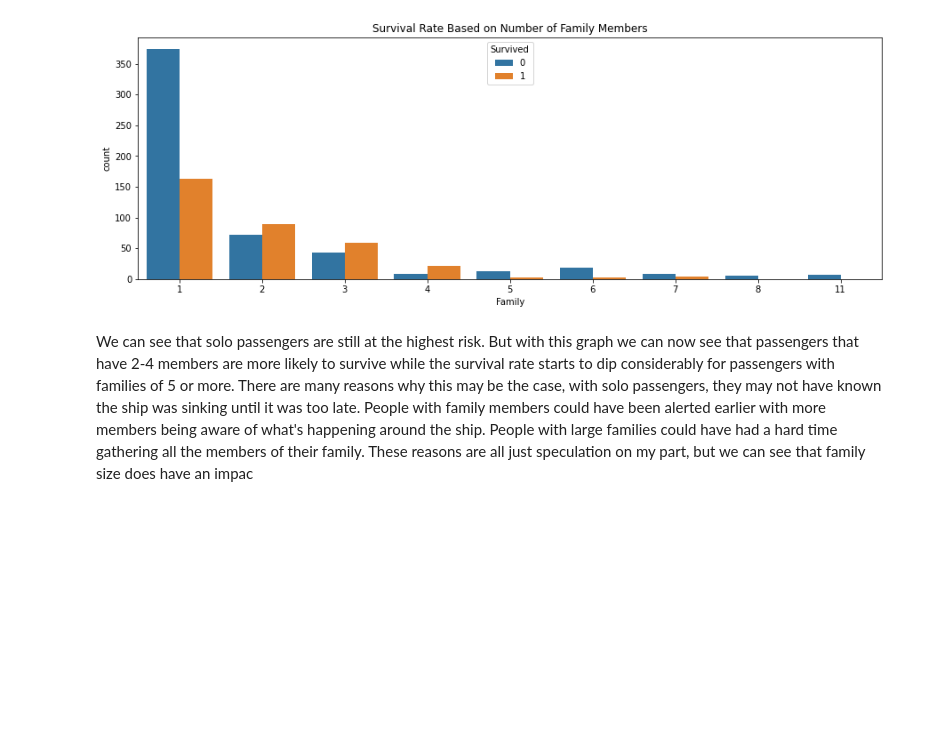
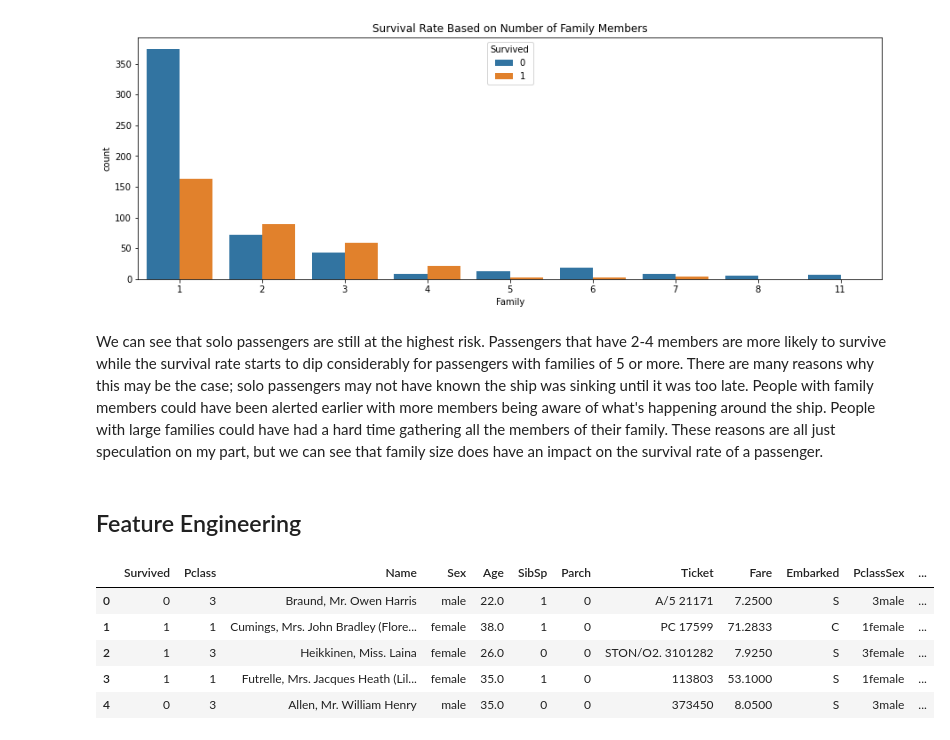
Before and after one commit to c-woo/Titanic-Kaggle, a Jupyter notebook: Titanic.ipynb, the cells around one changed output. Saved outputs shown, nothing was run; the diff lists cells and outputs as text; code cells hidden in the pictures; blank space fills up the shorter version.

Commit message:
feature engineering

```diff
--- a/Titanic.ipynb
+++ b/Titanic.ipynb
@@ -570,4 +577,15 @@ plt.show()
 # %% [output]
 [figure]
 # %% [markdown]
-We can see that solo passengers are still at the highest risk. But with this graph we can now see that passengers that have 2-4 members are more likely to survive while the survival rate starts to dip considerably for passengers with families of 5 or more. There are many reasons why this may be the case, with solo passengers, they may not have known the ship was sinking until it was too late. People with family members could have been alerted earlier with more members being aware of what's happening around the ship. People with large families could have had a hard time gathering all the members of their family. These reasons are all just speculation on my part, but we can see that family size does have an impac
+We can see that solo passengers are still at the highest risk. Passengers that have 2-4 members are more likely to survive while the survival rate starts to dip considerably for passengers with families of 5 or more. There are many reasons why this may be the case; solo passengers may not have known the ship was sinking until it was too late. People with family members could have been alerted earlier with more members being aware of what's happening around the ship. People with large families could have had a hard time gathering all the members of their family. These reasons are all just speculation on my part, but we can see that family size does have an impact on the survival rate of a passenger.
+# %% [markdown]
+## Feature Engineering
+# %%
+train_df.head()
+# %% [output]
+|  | Survived | Pclass | Name | Sex | Age | SibSp | Parch | Ticket | Fare | Embarked | PclassSex | ... |
+| 0 | 0 | 3 | Braund, Mr. Owen Harris | male | 22.0 | 1 | 0 | A/5 21171 | 7.2500 | S | 3male | ... |
+| 1 | 1 | 1 | Cumings, Mrs. John Bradley (Flore... | female | 38.0 | 1 | 0 | PC 17599 | 71.2833 | C | 1female | ... |
+| 2 | 1 | 3 | Heikkinen, Miss. Laina | female | 26.0 | 0 | 0 | STON/O2. 3101282 | 7.9250 | S | 3female | ... |
+| 3 | 1 | 1 | Futrelle, Mrs. Jacques Heath (Lil... | female | 35.0 | 1 | 0 | 113803 | 53.1000 | S | 1female | ... |
+| 4 | 0 | 3 | Allen, Mr. William Henry | male | 35.0 | 0 | 0 | 373450 | 8.0500 | S | 3male | ... |
```
Also changed, not shown: parts of 9 cells of this notebook.
